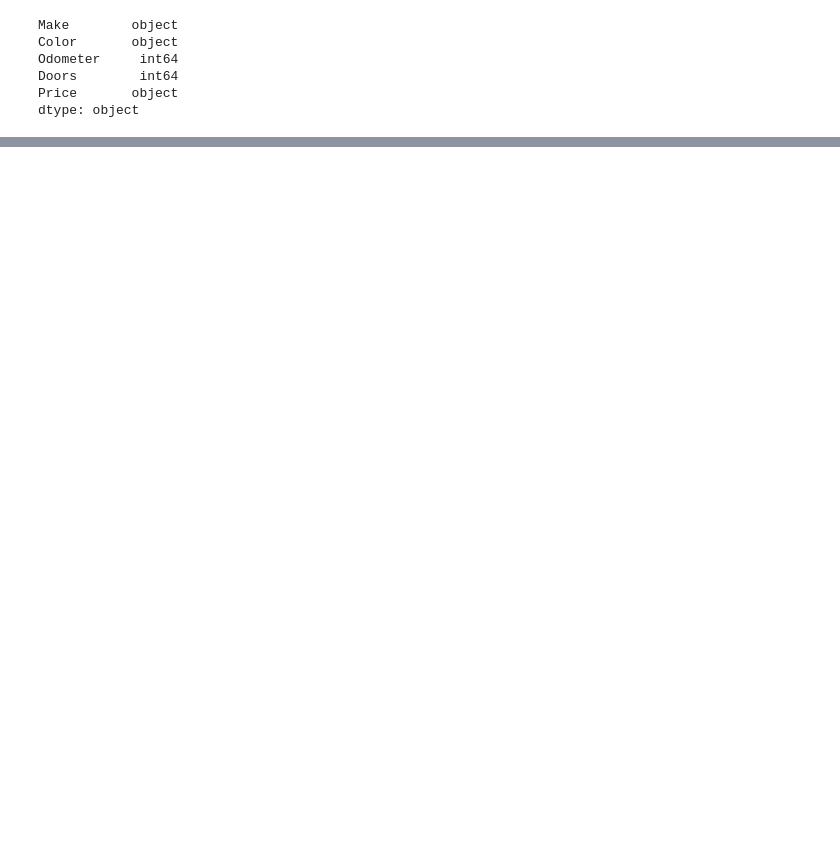
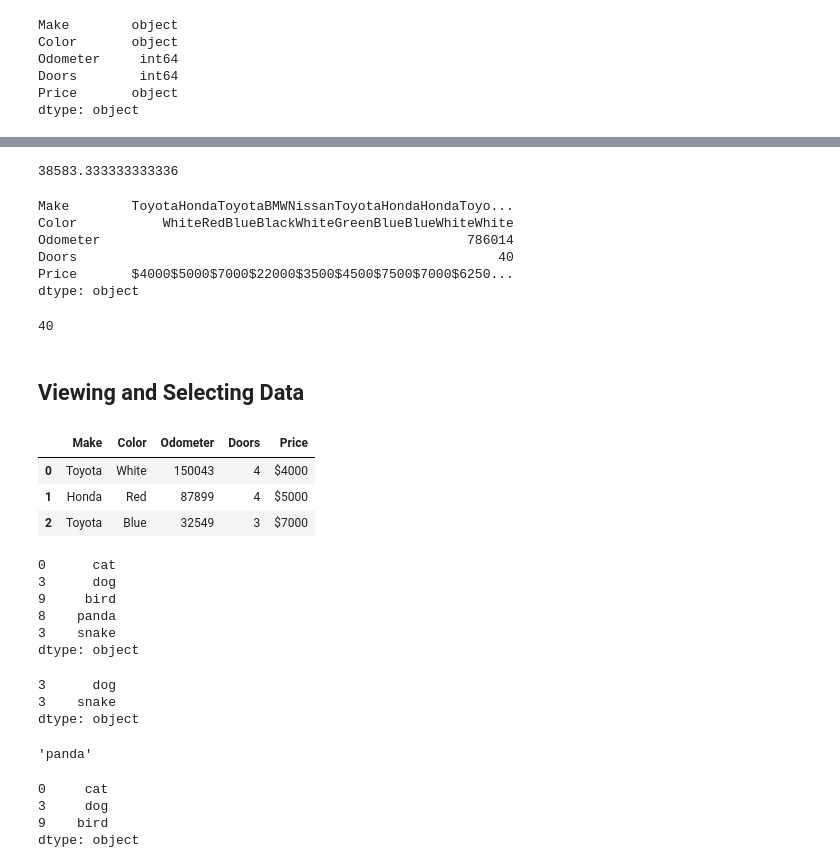
Before and after one commit to swanny0000/ZTM-TensorFlow, a Jupyter notebook: appendix-pandas/intro2pandas.ipynb, the cells around one changed output, grey strips where cells are left out. Saved outputs shown, nothing was run; the diff lists cells and outputs as text; code cells hidden in the pictures; blank space fills up the shorter version.

```diff
--- a/appendix-pandas/intro2pandas.ipynb
+++ b/appendix-pandas/intro2pandas.ipynb
@@ -50,0 +99,54 @@ dtype: object
+# %%
+car_prices = pd.Series([3000, 1500, 111250])
+car_prices.mean()
+# %% [output]
+38583.333333333336
+# %%
+car_sales.sum()
+# %% [output]
+Make        ToyotaHondaToyotaBMWNissanToyotaHondaHondaToyo...
+Color           WhiteRedBlueBlackWhiteGreenBlueBlueWhiteWhite
+Odometer                                               786014
+Doors                                                      40
+Price       $4000$5000$7000$22000$3500$4500$7500$7000$6250...
+dtype: object
+# %%
+car_sales["Doors"].sum()
+# %% [output]
+40
+# %% [markdown]
+## Viewing and Selecting Data
+# %%
+car_sales.head(3) #head and tail are useful for checking things while you change your data structure
+# %% [output]
+|  | Make | Color | Odometer | Doors | Price |
+| 0 | Toyota | White | 150043 | 4 | $4000 |
+| 1 | Honda | Red | 87899 | 4 | $5000 |
+| 2 | Toyota | Blue | 32549 | 3 | $7000 |
+# %%
+animals = pd.Series(["cat", "dog", "bird", "panda", "snake"], index=[0,3,9,8,3])
+animals
+# %% [output]
+0      cat
+3      dog
+9     bird
+8    panda
+3    snake
+dtype: object
+# %%
+animals.loc[3] #returns all lines that are at location 3 in the index
+# %% [output]
+3      dog
+3    snake
+dtype: object
+# %%
+animals.iloc[3] #returns the positional line - starting at 0!
+# %% [output]
+'panda'
+# %%
+animals.iloc[:3] #gives up to position 3
+# %% [output]
+0     cat
+3     dog
+9    bird
+dtype: object
```
Also changed, not shown: parts of 10 cells of this notebook.
